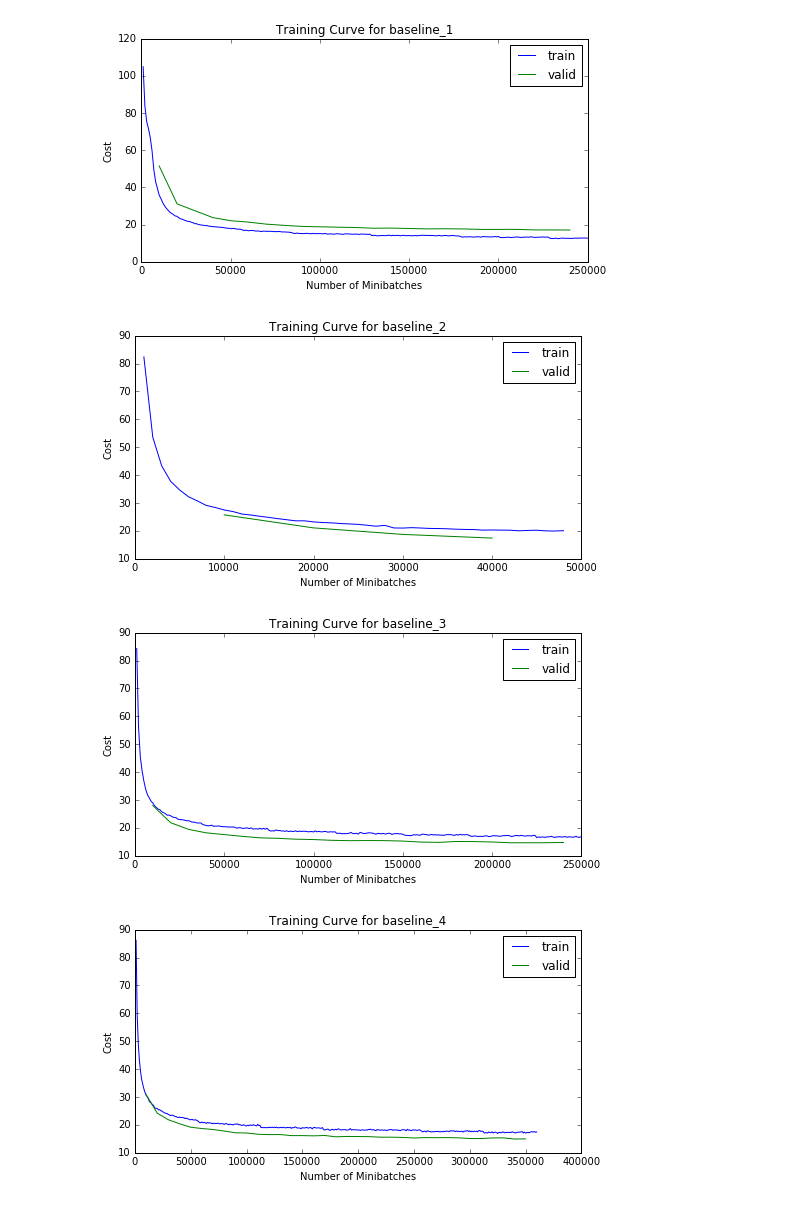
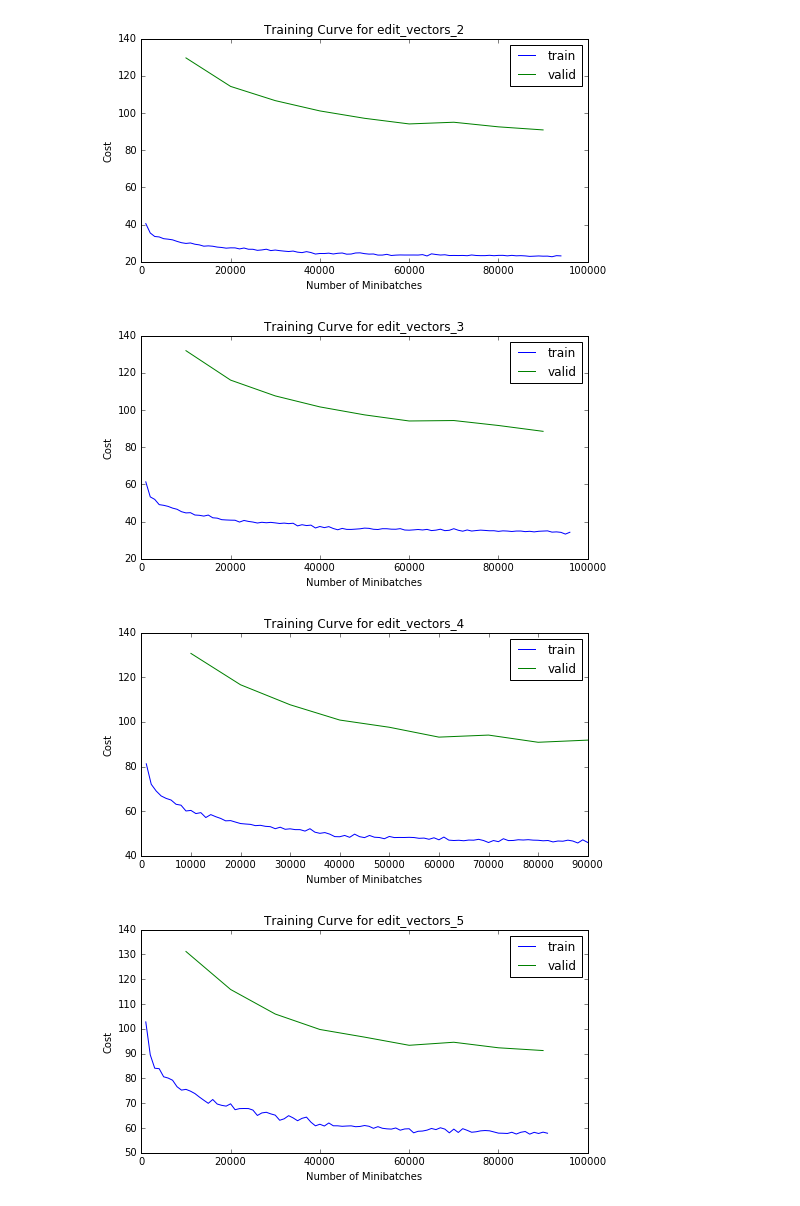
Before and after one commit to shubhaguha/MSc, a Jupyter notebook: training_progress/Plot training curves.ipynb, the cells around one changed output. Drawn from its saved outputs; the diff is of its cells as text; code cells hidden in the pictures.

Commit message:
Updated notes and training progress

```diff
--- a/training_progress/Plot training curves.ipynb
+++ b/training_progress/Plot training curves.ipynb
@@ -35,17 +59,17 @@ def plot_training_curve(model_name):
 # %%
-plot_training_curve('baseline_1')
+plot_training_curve('edit_vectors_2')
 # %% [output]
-[figure, old version]
+[figure, new version]
 # %%
-plot_training_curve('baseline_2')
+plot_training_curve('edit_vectors_3')
 # %% [output]
-[figure, old version]
+[figure, new version]
 # %%
-plot_training_curve('baseline_3')
+plot_training_curve('edit_vectors_4')
 # %% [output]
-[figure, old version]
+[figure, new version]
 # %%
-plot_training_curve('baseline_4')
+plot_training_curve('edit_vectors_5')
 # %% [output]
-[figure, old version]
+[figure, new version]
 # %%
```
Also changed, not shown: parts of 20 cells of this notebook, 23 other files.
